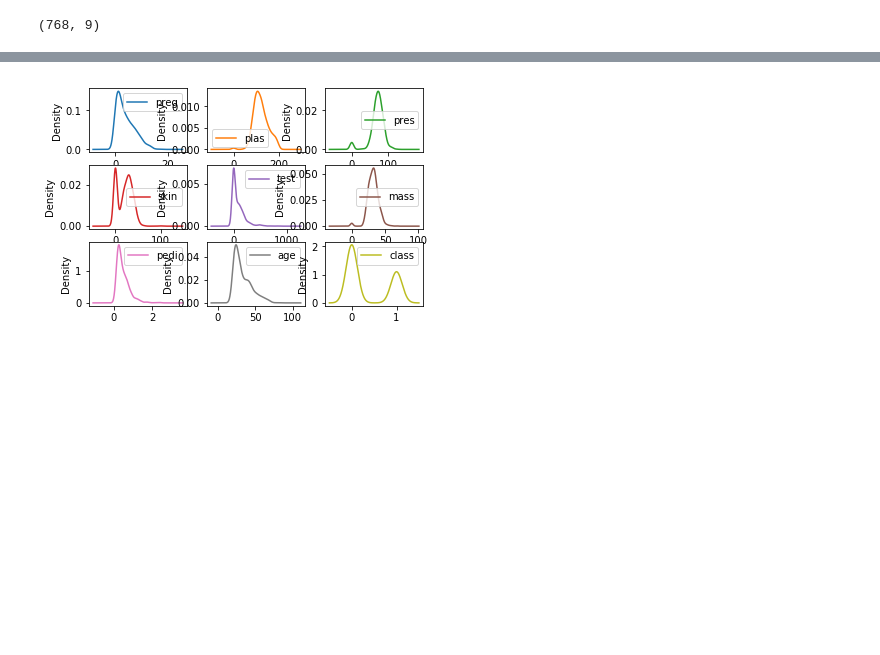
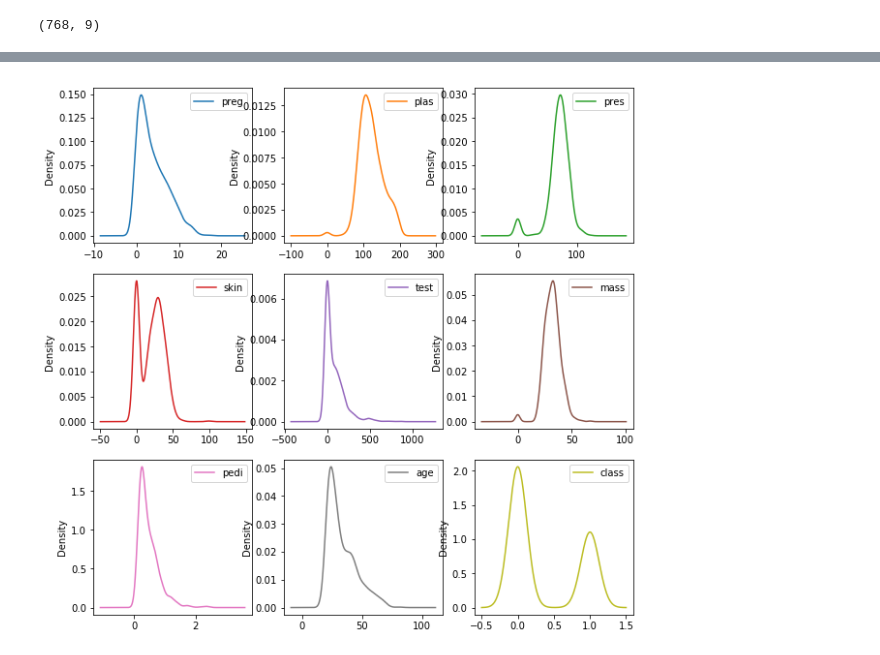
Before and after one commit to NiranjanAgaram/Pima-Indians-Dataset, a Jupyter notebook: Understing Data by Visualisation.ipynb, the cells around one changed output, grey strips where cells are left out. Cells and saved outputs as stored; diff of their text form; code cells hidden in the pictures; blank space fills up the shorter version.

```diff
--- a/Understing Data by Visualisation.ipynb
+++ b/Understing Data by Visualisation.ipynb
@@ -17,0 +13,4 @@ pyplot.show()
+# %%
+pyplot.rcParams['figure.figsize'] = (10,10)
+data.hist()
+pyplot.show()
@@ -18,6 +19,7 @@ pyplot.show()
 # %%
+pyplot.rcParams['figure.figsize'] = (10,10)
 data.plot(kind='density', subplots=True, layout=(3,3), sharex=False)
 pyplot.show()
 # %% [output]
-[figure, old version]
+[figure, new version]
 # %%
```
Also changed, not shown: parts of 6 cells of this notebook.
